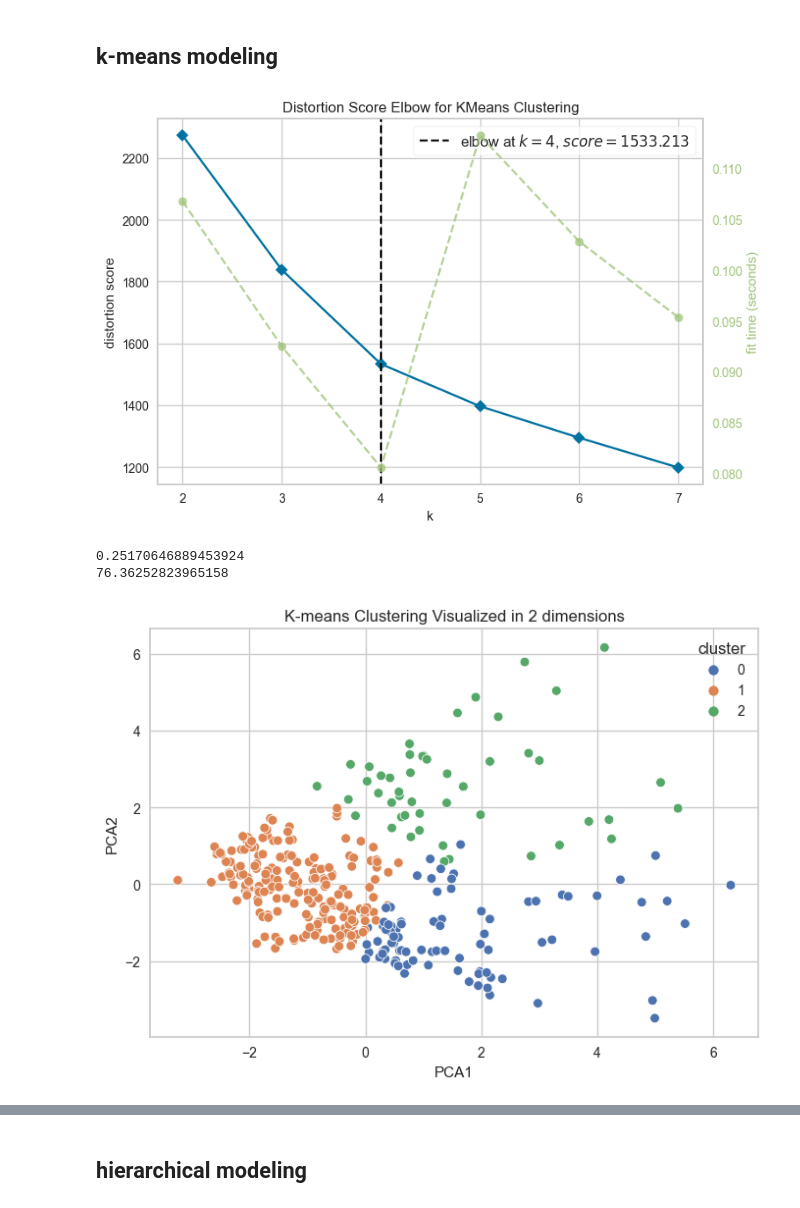
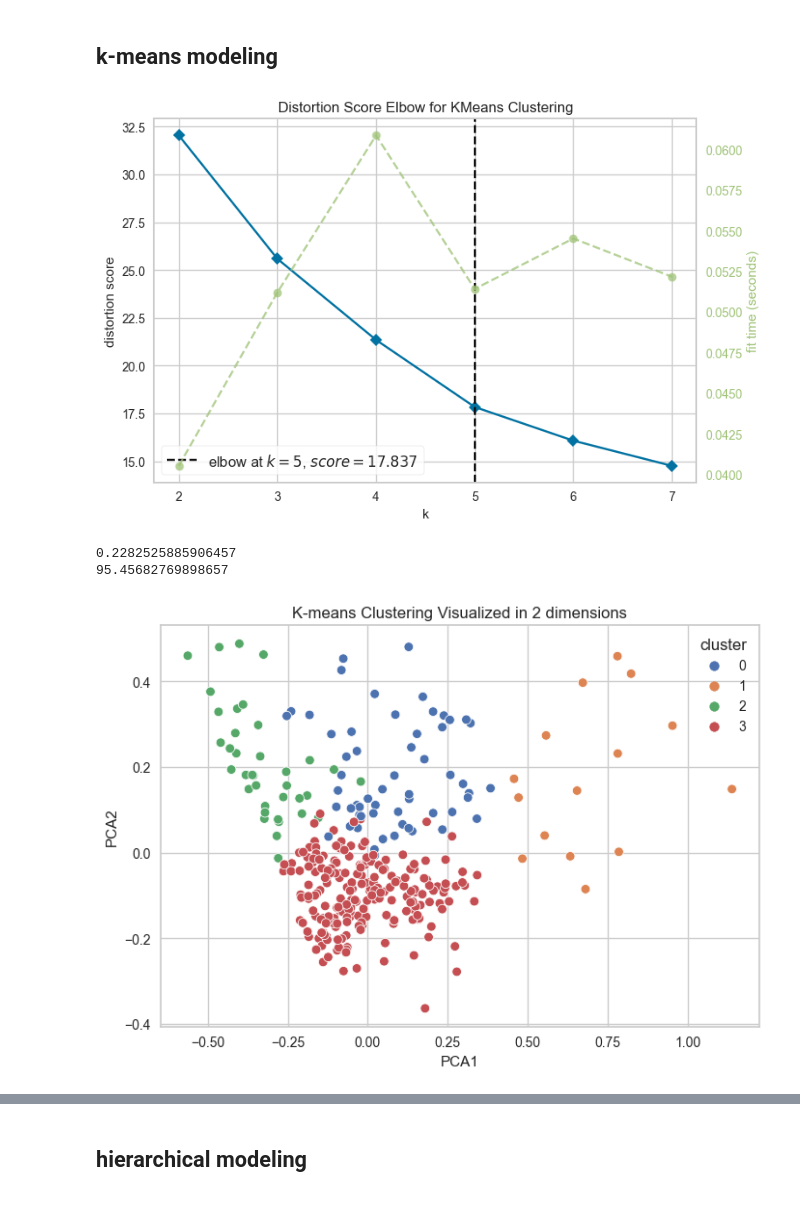
Before and after one commit to Magmafish/Midterm_Project, a Jupyter notebook: modeling_k.ipynb, the cells around one changed output, grey strips where cells are left out. Drawn from its saved outputs; the diff is of its cells as text; code cells hidden in the pictures.

```diff
--- a/modeling_k.ipynb
+++ b/modeling_k.ipynb
@@ -68,0 +128,12 @@ df_neighborhood = neighborhood[['studio_2021', 'br_1_2021', 'br_2_2021', 'no_of_
+# %%
+df_neighborhood['criminal_rate'] = neighborhood['criminal_rate']/neighborhood['population_2020']
+df_neighborhood['no_of_bank'] = neighborhood['no_of_bank']/neighborhood['population_2020']
+df_neighborhood['no_of_school'] = neighborhood['no_of_school']/neighborhood['population_2020']
+df_neighborhood['no_of_hospital'] = neighborhood['no_of_hospital']/neighborhood['population_2020']
+df_neighborhood['no_of_busstation'] = neighborhood['no_of_busstation']/neighborhood['population_2020']
+#df_neighborhood['no_of_cafe'] = neighborhood['no_of_cafe']/neighborhood['population_2020']
+#df_neighborhood['no_of_bank'] = df_neighborhood['no_of_bank'].apply(lambda x: 1 if x >= neighborhood['no_of_bank'].mean() else 0)
+#df_neighborhood['no_of_school'] = df_neighborhood['no_of_school'].apply(lambda x: 1 if x >= neighborhood['no_of_school'].mean() else 0)
+#df_neighborhood['no_of_hospital'] = df_neighborhood['no_of_hospital'].apply(lambda x: 1 if x >= neighborhood['no_of_hospital'].mean() else 0)
+#df_neighborhood['no_of_restaurant'] = df_neighborhood['no_of_restaurant'].apply(lambda x: 1 if x >= neighborhood['no_of_restaurant'].mean() else 0)
+#df_neighborhood['no_of_cafe'] = df_neighborhood['no_of_cafe'].apply(lambda x: 1 if x >= neighborhood['no_of_cafe'].mean() else 0)
@@ -69,8 +146,5 @@ df_neighborhood = neighborhood[['studio_2021', 'br_1_2021', 'br_2_2021', 'no_of_
 # %%
 # Normalize the continuous values
-scaler = StandardScaler()
+#scaler = StandardScaler()
+scaler = MinMaxScaler()
 df_neighborhood = scaler.fit_transform(df_neighborhood)
-# %%
-#df_neighborhood = pd.DataFrame(df_neighborhood, columns=['latitude', 'longitude', 'studio_2021', 'br_1_2021', 'br_2_2021', 'no_of_school', 'no_of_hospital', 'no_of_restaurant', 'no_of_bank', 'criminal_rate', 'population_2020'])
-df_neighborhood = pd.DataFrame(df_neighborhood, columns=['studio_2021', 'br_1_2021', 'br_2_2021', 'no_of_school', 'no_of_hospital', 'no_of_restaurant', 'no_of_bank', 'criminal_rate', 'population_2020'])
-#df_neighborhood = pd.DataFrame(df_neighborhood, columns=['br_1_2021', 'br_2_2021', 'no_of_school', 'no_of_hospital', 'no_of_restaurant', 'no_of_bank', 'criminal_rate', 'population_2020'])
@@ -92,0 +159,3 @@ df_neighborhood
+# %%
+df_neighborhood = pd.DataFrame(df_neighborhood, columns=features)
+df_neighborhood
@@ -160,23 +241,23 @@ def get_radar_value_by_rescale(x, min_value, max_value):
 # %%
 df_kmean = df_neighborhood.copy()
 model = KMeans() # setup the model
 elbow_k = apply_elbow(model, df_kmean) # use the k value returned by the Elbow Method
 if elbow_k is None:
      elbow_k = 3
 
-elbow_k = 3
+elbow_k = 4
 
-kmean_cluster = kmean_fit_and_predict(elbow_k, 20, df_kmean)
+kmean_cluster = kmean_fit_and_predict(elbow_k, 5, df_kmean)
 
 my_model = KMeans().fit(df_kmean.to_numpy())
 labels = my_model.labels_
 print(metrics.silhouette_score(df_kmean,labels))
 print(metrics.calinski_harabasz_score(df_kmean, labels))
 
 PCA_plot_2d(df_kmean, kmean_cluster, 'K-means Clustering Visualized in 2 dimensions')
 df_kmean['cluster'] = kmean_cluster
 # %% [output]
-[figure, old version]
+[figure, new version]
-0.25170646889453924
-76.36252823965158
+0.2282525885906457
+95.45682769898657
-[figure, old version]
+[figure, new version]
```
Also changed, not shown: parts of 24 cells of this notebook, 4 other files.
